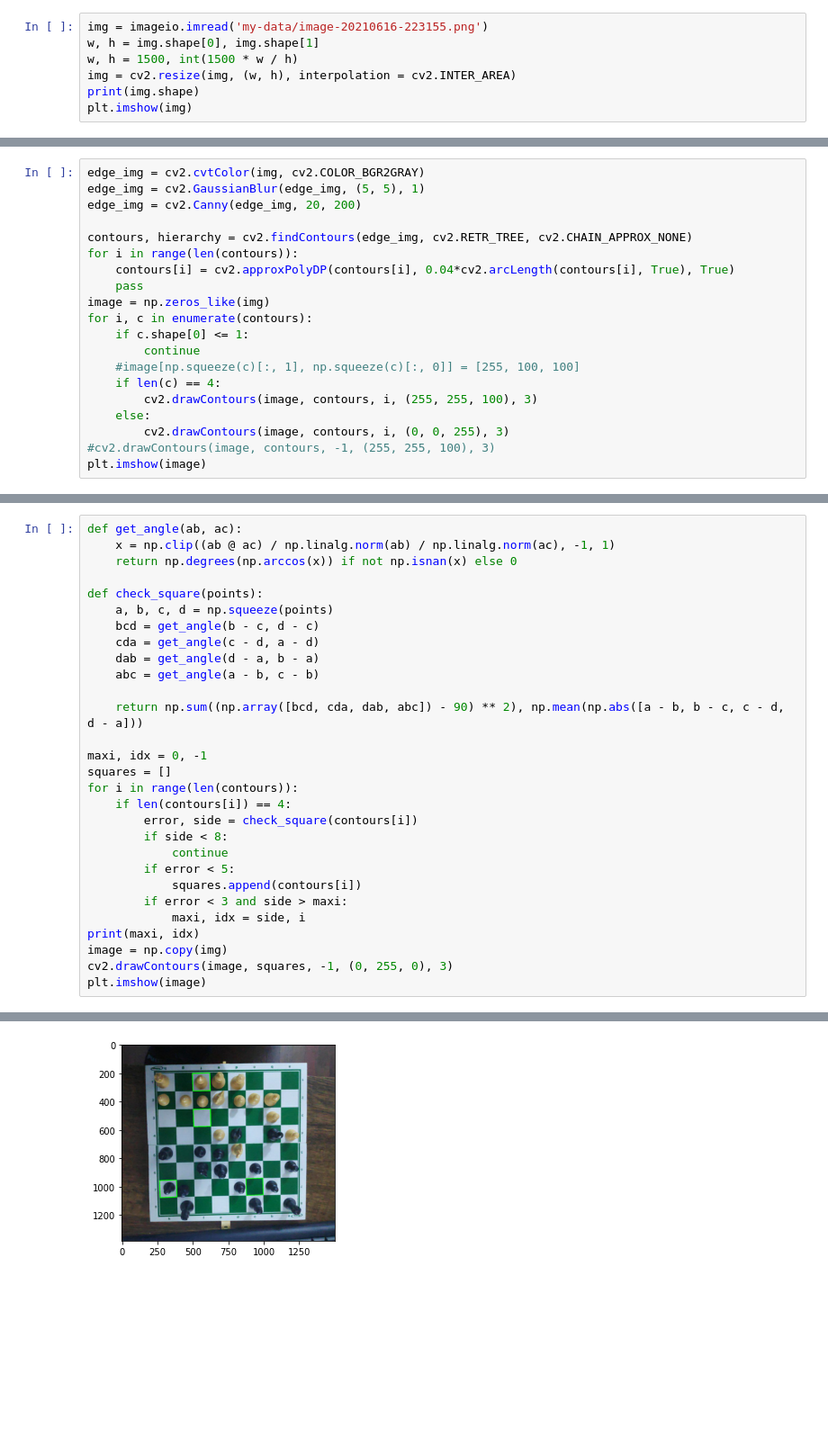
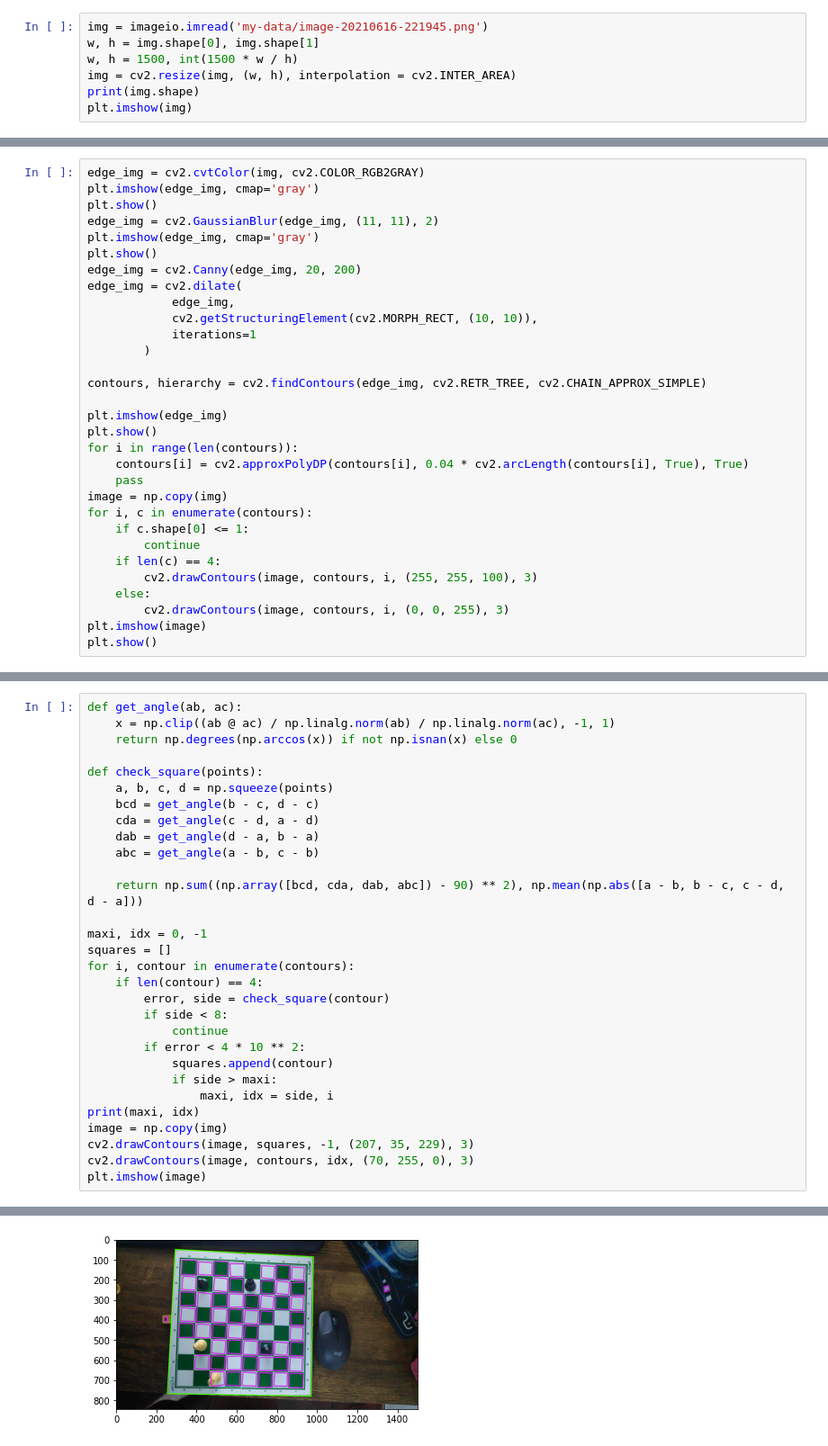
Before and after one commit to andrefakhoury/chess-board-recognition, a Jupyter notebook: notebook.ipynb, the cells around one changed output, grey strips where cells are left out. Shown at 90% size. Drawn from its saved outputs; the diff is of its cells as text; blank space fills up the shorter version.

```diff
--- a/notebook.ipynb
+++ b/notebook.ipynb
@@ -8,5 +33,5 @@ import matplotlib.pyplot as plt
 # %%
-img = imageio.imread('my-data/image-20210616-223155.png')
+img = imageio.imread('my-data/image-20210616-221945.png')
 w, h = img.shape[0], img.shape[1]
 w, h = 1500, int(1500 * w / h)
 img = cv2.resize(img, (w, h), interpolation = cv2.INTER_AREA)
@@ -19,21 +44,32 @@ plt.imshow(img)
 # %%
-edge_img = cv2.cvtColor(img, cv2.COLOR_BGR2GRAY)
-edge_img = cv2.GaussianBlur(edge_img, (5, 5), 1)
+edge_img = cv2.cvtColor(img, cv2.COLOR_RGB2GRAY)
+plt.imshow(edge_img, cmap='gray')
+plt.show()
+edge_img = cv2.GaussianBlur(edge_img, (11, 11), 2)
+plt.imshow(edge_img, cmap='gray')
+plt.show()
 edge_img = cv2.Canny(edge_img, 20, 200)
+edge_img = cv2.dilate(
+            edge_img,
+            cv2.getStructuringElement(cv2.MORPH_RECT, (10, 10)),
+            iterations=1
+        )
 
-contours, hierarchy = cv2.findContours(edge_img, cv2.RETR_TREE, cv2.CHAIN_APPROX_NONE)
+contours, hierarchy = cv2.findContours(edge_img, cv2.RETR_TREE, cv2.CHAIN_APPROX_SIMPLE)
+
+plt.imshow(edge_img)
+plt.show()
 for i in range(len(contours)):
-    contours[i] = cv2.approxPolyDP(contours[i], 0.04*cv2.arcLength(contours[i], True), True)
+    contours[i] = cv2.approxPolyDP(contours[i], 0.04 * cv2.arcLength(contours[i], True), True)
     pass
-image = np.zeros_like(img)
+image = np.copy(img)
 for i, c in enumerate(contours):
     if c.shape[0] <= 1:
         continue
-    #image[np.squeeze(c)[:, 1], np.squeeze(c)[:, 0]] = [255, 100, 100]
     if len(c) == 4:
         cv2.drawContours(image, contours, i, (255, 255, 100), 3)
     else:
         cv2.drawContours(image, contours, i, (0, 0, 255), 3)
-#cv2.drawContours(image, contours, -1, (255, 255, 100), 3)
 plt.imshow(image)
+plt.show()
 # %% [output]
@@ -77,17 +93,18 @@ def check_square(points):
 
 maxi, idx = 0, -1
 squares = []
-for i in range(len(contours)):
-    if len(contours[i]) == 4:
-        error, side = check_square(contours[i])
+for i, contour in enumerate(contours):
+    if len(contour) == 4:
+        error, side = check_square(contour)
         if side < 8:
             continue
-        if error < 5:
-            squares.append(contours[i])
-        if error < 3 and side > maxi:
-            maxi, idx = side, i
+        if error < 4 * 10 ** 2:
+            squares.append(contour)
+            if side > maxi:
+                maxi, idx = side, i
 print(maxi, idx)
 image = np.copy(img)
-cv2.drawContours(image, squares, -1, (0, 255, 0), 3)
+cv2.drawContours(image, squares, -1, (207, 35, 229), 3)
+cv2.drawContours(image, contours, idx, (70, 255, 0), 3)
 plt.imshow(image)
 # %% [output]
@@ -95,2 +112,2 @@ plt.imshow(image)
 <matplotlib.image.AxesImage at 0x...>
-[figure, old version]
+[figure, new version]
```
Also changed, not shown: parts of 10 cells of this notebook.
